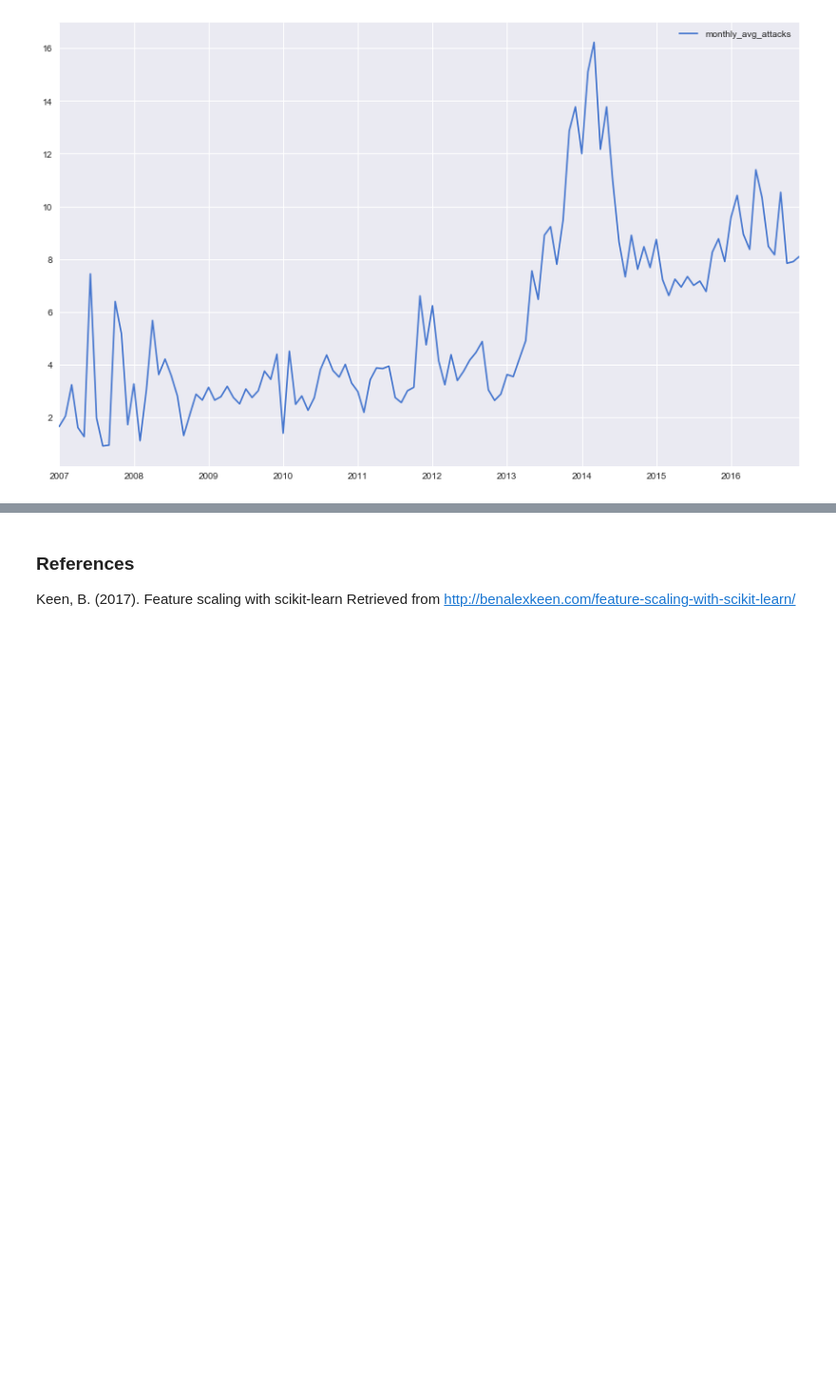
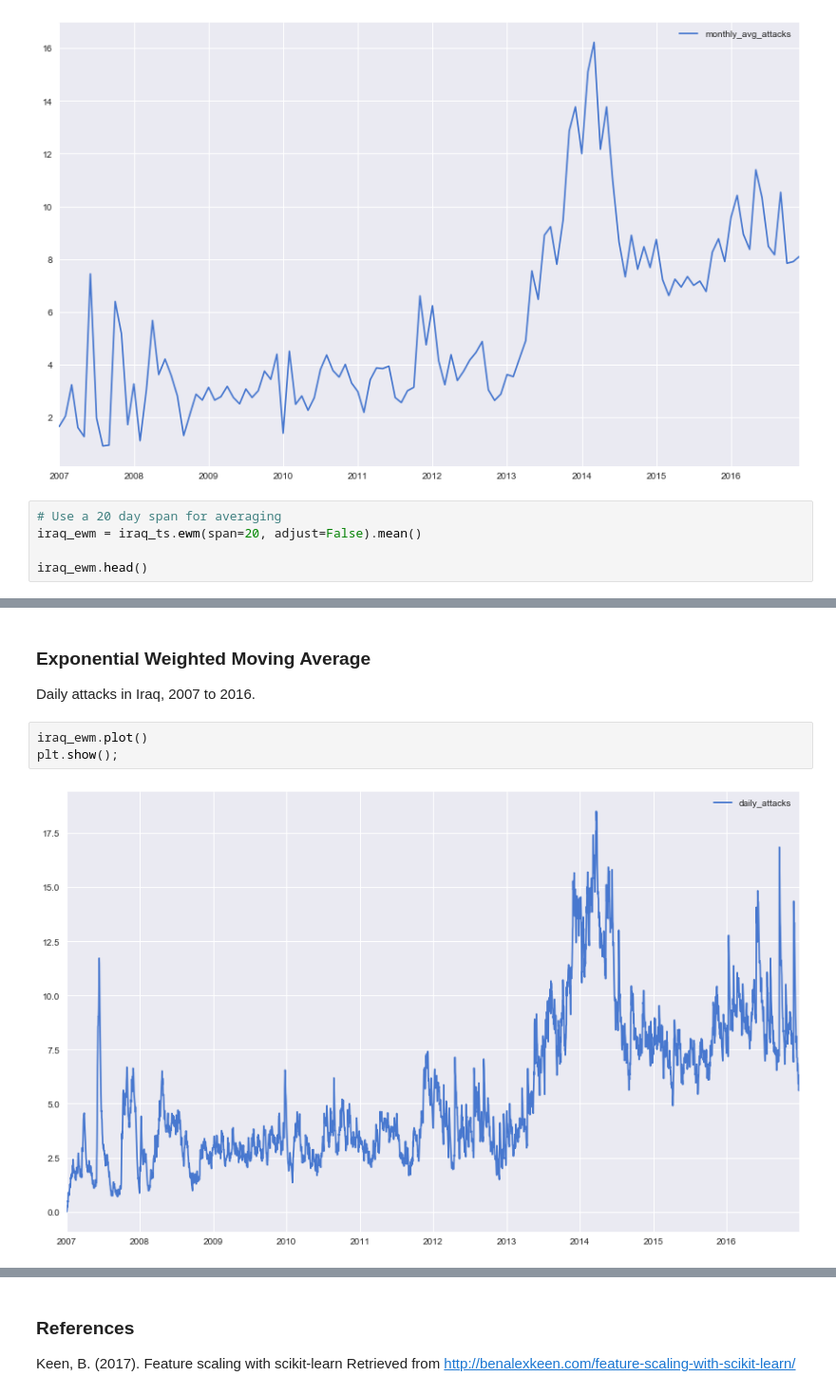
Before and after one commit to tcskowronek/predicting-terrorist-attacks, a Jupyter notebook: src/05-Time-Series-Prediction.ipynb, the cells around one changed output, grey strips where cells are left out. Shown at 95% size. Saved outputs shown, nothing was run; the diff lists cells and outputs as text; blank space fills up the shorter version.

```diff
--- a/src/05-Time-Series-Prediction.ipynb
+++ b/src/05-Time-Series-Prediction.ipynb
@@ -261,3 +261,8 @@ monthly_summary.plot()
 plt.show();
 # %% [output]
 [figure]
+# %%
+# Use a 20 day span for averaging
+iraq_ewm = iraq_ts.ewm(span=20, adjust=False).mean()
+
+iraq_ewm.head()
@@ -263,0 +276,8 @@ plt.show();
+# %% [markdown]
+### Exponential Weighted Moving Average
+Daily attacks in Iraq, 2007 to 2016.
+# %%
+iraq_ewm.plot()
+plt.show();
+# %% [output]
+[figure, added]
```
Also changed, not shown: parts of 11 cells of this notebook.
